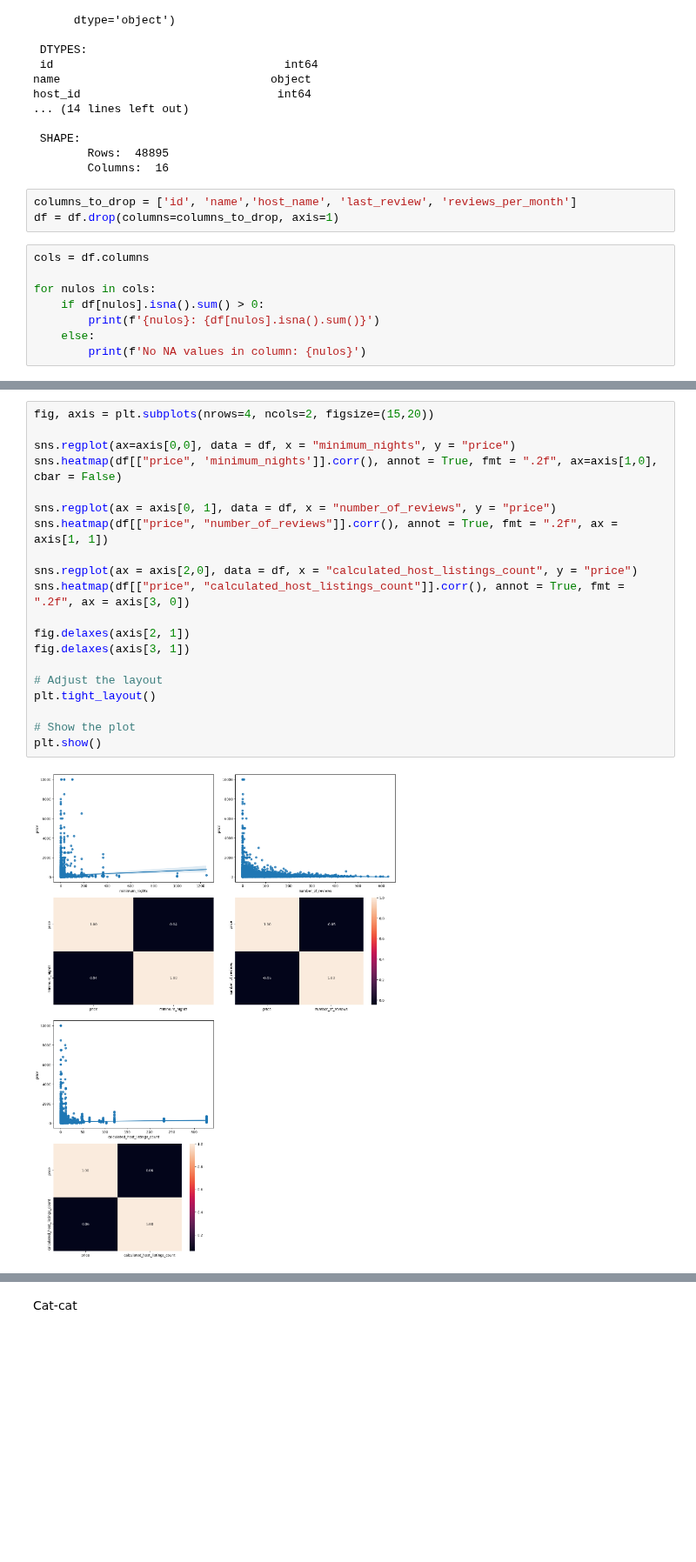
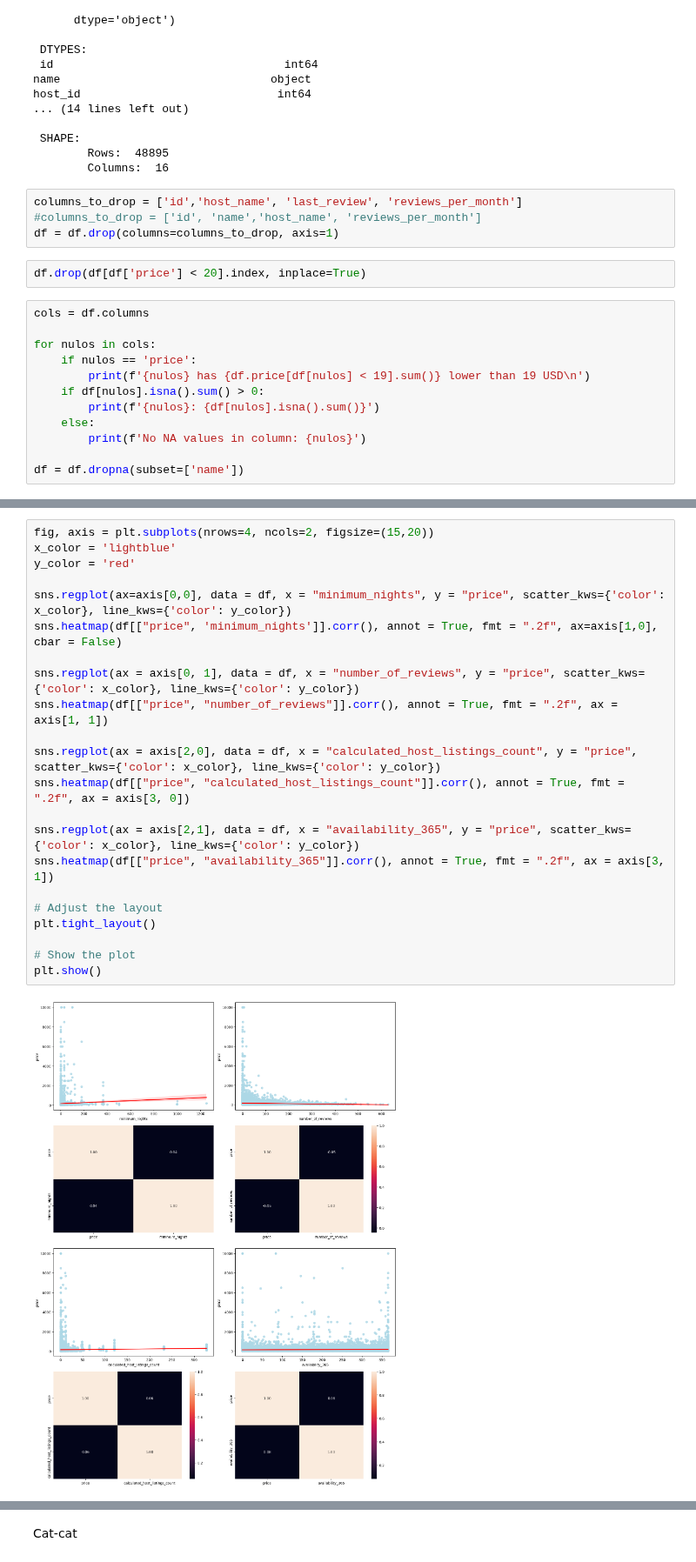
Before and after one commit to Diegomca98/4geeks-ml-template-prjs, a Jupyter notebook: src/explore.ipynb, the cells around one changed output, grey strips where cells are left out. Shown at 87% size. Cells and saved outputs as stored; diff of their text form; blank space fills up the shorter version.

```diff
--- a/src/explore.ipynb
+++ b/src/explore.ipynb
@@ -46,14 +52,21 @@ host_id                             int64
         Rows:  48895
         Columns:  16
 # %%
-columns_to_drop = ['id', 'name','host_name', 'last_review', 'reviews_per_month']
+columns_to_drop = ['id','host_name', 'last_review', 'reviews_per_month']
+#columns_to_drop = ['id', 'name','host_name', 'reviews_per_month']
 df = df.drop(columns=columns_to_drop, axis=1)
+# %%
+df.drop(df[df['price'] < 20].index, inplace=True)
 # %%
 cols = df.columns
 
 for nulos in cols:
+    if nulos == 'price':
+        print(f'{nulos} has {df.price[df[nulos] < 19].sum()} lower than 19 USD\n')
     if df[nulos].isna().sum() > 0:
         print(f'{nulos}: {df[nulos].isna().sum()}')
     else:
         print(f'No NA values in column: {nulos}')
+
+df = df.dropna(subset=['name'])
 # %% [output]
@@ -135,22 +265,24 @@ plt.show()
 # %%
 fig, axis = plt.subplots(nrows=4, ncols=2, figsize=(15,20))
+x_color = 'lightblue'
+y_color = 'red'
 
-sns.regplot(ax=axis[0,0], data = df, x = "minimum_nights", y = "price")
+sns.regplot(ax=axis[0,0], data = df, x = "minimum_nights", y = "price", scatter_kws={'color': x_color}, line_kws={'color': y_color})
 sns.heatmap(df[["price", 'minimum_nights']].corr(), annot = True, fmt = ".2f", ax=axis[1,0], cbar = False)
 
-sns.regplot(ax = axis[0, 1], data = df, x = "number_of_reviews", y = "price")
+sns.regplot(ax = axis[0, 1], data = df, x = "number_of_reviews", y = "price", scatter_kws={'color': x_color}, line_kws={'color': y_color})
 sns.heatmap(df[["price", "number_of_reviews"]].corr(), annot = True, fmt = ".2f", ax = axis[1, 1])
 
-sns.regplot(ax = axis[2,0], data = df, x = "calculated_host_listings_count", y = "price")
+sns.regplot(ax = axis[2,0], data = df, x = "calculated_host_listings_count", y = "price", scatter_kws={'color': x_color}, line_kws={'color': y_color})
 sns.heatmap(df[["price", "calculated_host_listings_count"]].corr(), annot = True, fmt = ".2f", ax = axis[3, 0])
 
-fig.delaxes(axis[2, 1])
-fig.delaxes(axis[3, 1])
+sns.regplot(ax = axis[2,1], data = df, x = "availability_365", y = "price", scatter_kws={'color': x_color}, line_kws={'color': y_color})
+sns.heatmap(df[["price", "availability_365"]].corr(), annot = True, fmt = ".2f", ax = axis[3, 1])
 
 # Adjust the layout
 plt.tight_layout()
 
 # Show the plot
 plt.show()
 # %% [output]
-[figure, old version]
+[figure, new version]
```
Also changed, not shown: parts of 15 cells of this notebook.
